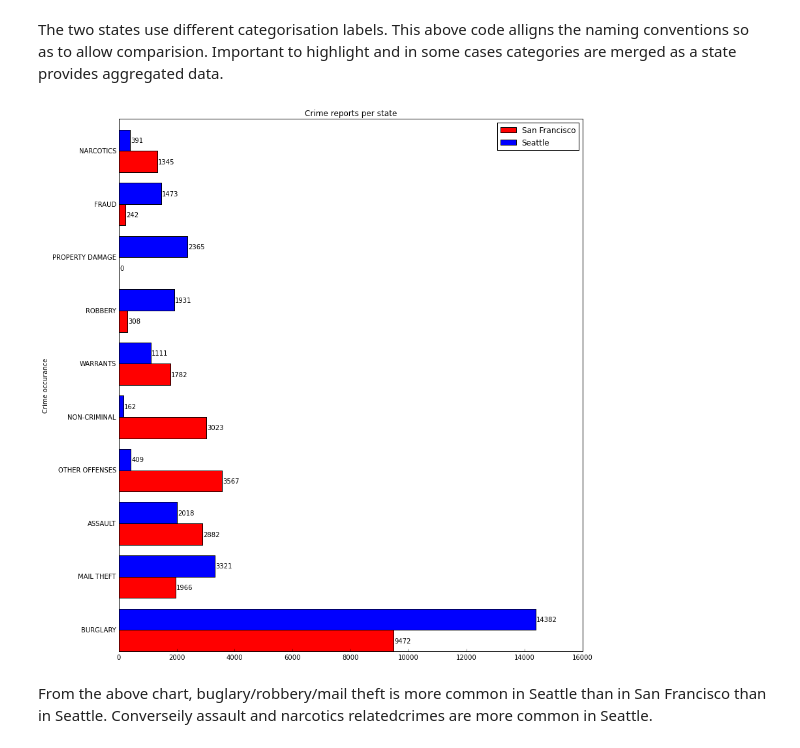
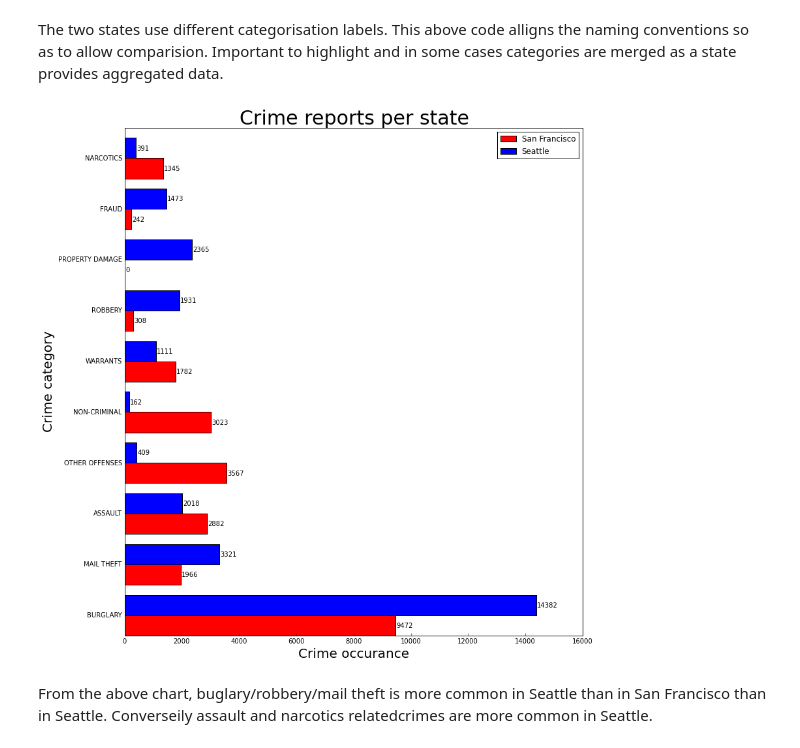
Before and after one commit to kpenza/assignment6, a Jupyter notebook: workbook.ipynb, the cells around one changed output. Drawn from its saved outputs; the diff is of its cells as text; code cells hidden in the pictures.

```diff
--- a/workbook.ipynb
+++ b/workbook.ipynb
@@ -656,36 +656,37 @@ def chart4(reportlist_seattle, reportlist_sanfrancisco):
 
     # fig, ax = plt.subplots()
     p1 = ax.barh(ind, off_sf, width, color='r')
     p2 = ax.barh(ind + width, off_se, width, color='b')
 #    p1 = ax.bar(ind, off_sf, width, color='r')
 #    p2 = ax.bar(ind + width, off_se, width, color='b')
 
-    ax.set_ylabel('Crime occurance')
-    ax.set_title('Crime reports per state')
+    ax.set_ylabel('Crime category', fontsize = 20 )
+    ax.set_xlabel('Crime occurance', fontsize = 20 )
+    ax.set_title('Crime reports per state', fontsize = 30 )
     ax.set_yticks(ind + (width ))
     ax.set_yticklabels(offenses)
  #   ax.set_xticks(ind + (width ))
 #   ax.set_xticklabels(offenses)
     ax.xaxis.set_ticks_position('bottom')
     ax.yaxis.set_ticks_position('left')
     ax.legend((p1[0], p2[0] ), ("San Francisco", "Seattle"))
     autolabelh(p1, ax)
     autolabelh(p2, ax)
 #    autolabel(p1, ax)
 #    autolabel(p2, ax)
 #    plt.xticks(range(N), offenses, rotation=90)
 #    plt.axis([min(x_arr), max(x_arr), max(y_arr), 0])
 #    plt.axis([0,N , 0, 15000])
     # plt.axis([0,15200 , N, 0])
     #ax.grid(True)
 
     plt.tight_layout()
     plt.show()
 
 
 chart4(reportlist_seattle, reportlist_sanfrancisco)
 # %% [output]
-[figure, old version]
+[figure, new version]
 # %% [markdown]
 From the above chart, buglary/robbery/mail theft  is more common in Seattle than in San Francisco than in Seattle. Converseily assault and narcotics relatedcrimes are more common in Seattle.
 # %%
```
Also changed, not shown: parts of 11 cells of this notebook.
